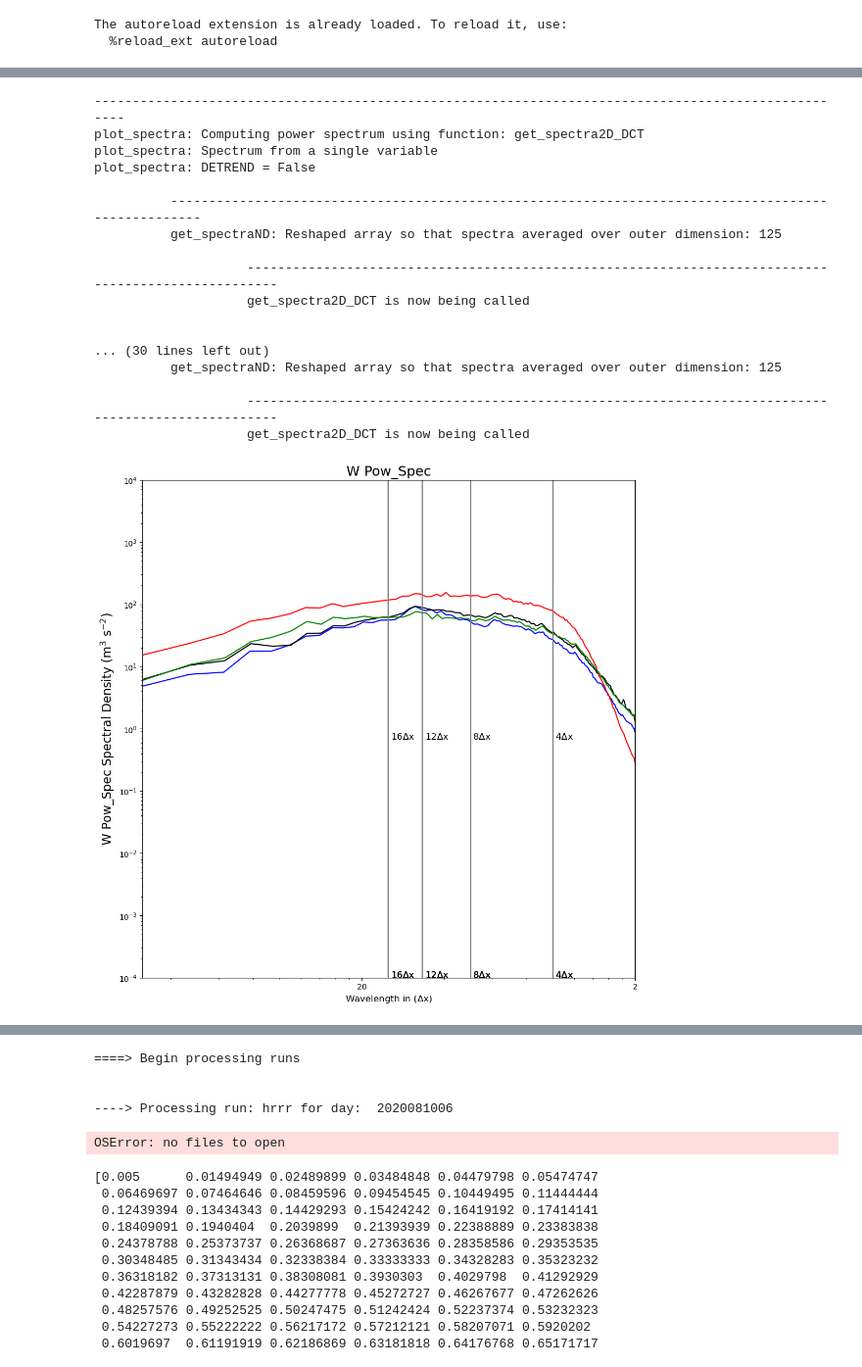
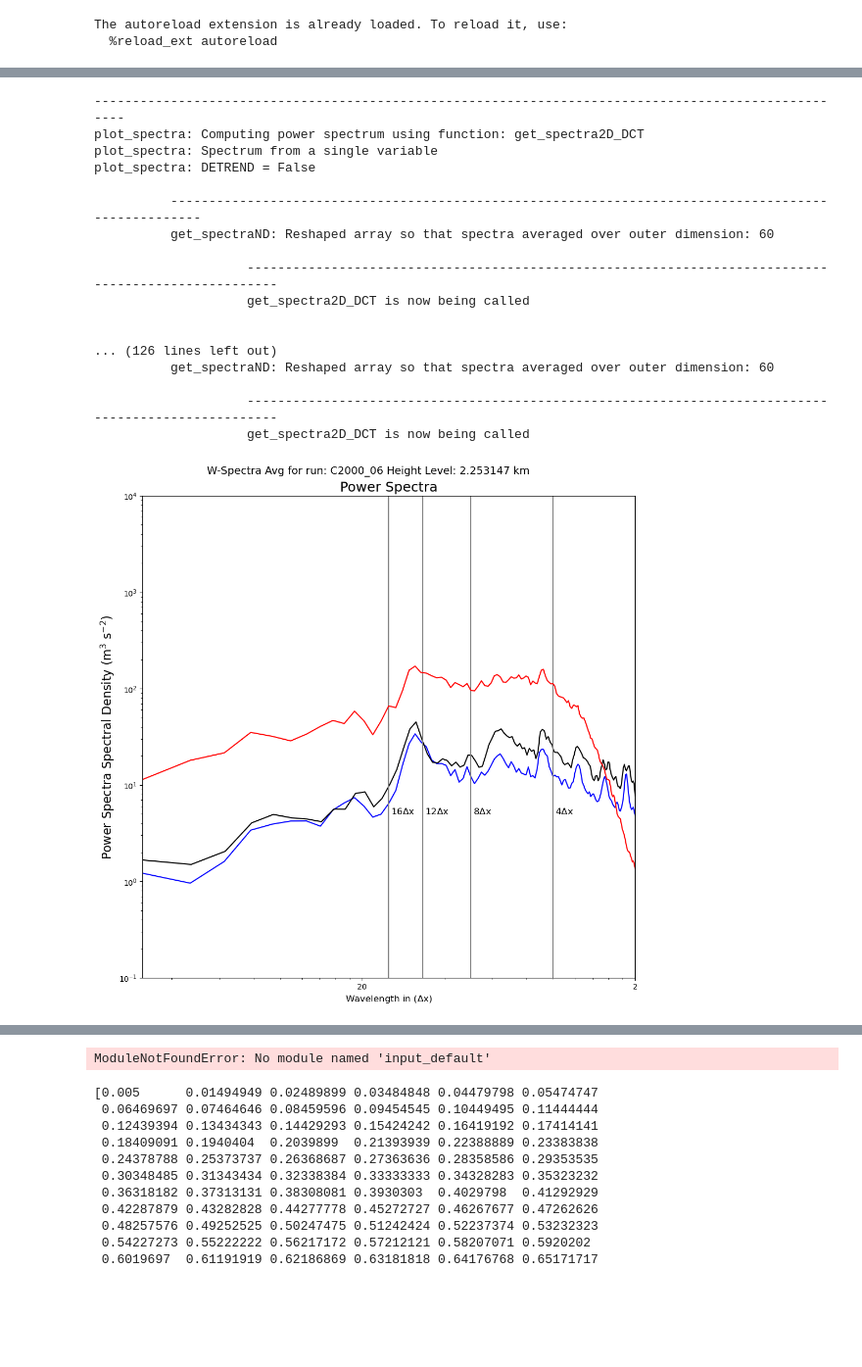
Before and after one commit to louiswicker/CAM_analysis_tools, a Jupyter notebook: ideal_cases/w_spectraIdeal.ipynb, the cells around one changed output, grey strips where cells are left out. Shown: that part at 98% size. Cells and saved outputs as stored; diff of their text form; code cells hidden in the pictures; blank space fills up the shorter version.

Commit message:
Updates for idealized spectra analysis

```diff
--- a/ideal_cases/w_spectraIdeal.ipynb
+++ b/ideal_cases/w_spectraIdeal.ipynb
@@ -37,8 +37,12 @@ The autoreload extension is already loaded. To reload it, use:
 # %%
 models = {'cm1': pickle2Obj('object_stat/cm1_squall_3km_obj.pkl',retObj=False) }
 # %%
-models['wrf'] = pickle2Obj('object_stat/wrf_squall_3km_3rd_obj.pkl', retObj=False)
+models['wrf'] = pickle2Obj('object_stat/wrf_squall_3km_obj.pkl', retObj=False)
 # %%
 models['solo'] = pickle2Obj('object_stat/solo_squall_3km_obj.pkl',retObj=False)
 # %%
-models['mpas'] = pickle2Obj('object_stat/mpas_squall_3km_prandtl_obj.pkl',retObj=False)
+#models['mpas'] = pickle2Obj('object_stat/mpas_squall_3km_obj.pkl',retObj=False)
+# %%
+for key in models:
+    for key2 in models[key]['C2000_06']:
+        print(key, key2, models[key]['C2000_06'][key2].shape)
@@ -45,6 +67,6 @@ models['mpas'] = pickle2Obj('object_stat/mpas_squall_3km_prandtl_obj.pkl',retObj
 # %%
 #-----------------------------------------------------------------
-def run_spectral_analysis(model, run, analysis_levels):
+def run_spectral_analysis(model, run, analysis_levels, var='w'):
 
     # Loop over the analy_klevels to create multiple plots
 
@@ -58,7 +80,7 @@ def run_spectral_analysis(model, run, analysis_levels):
 
         fig = plt.figure(constrained_layout=True,figsize=(10,10))
 
-        ylim    = [0.0001,1.0e4]
+        ylim    = [0.1,1.0e4]
         axis    = 0
         func    = get_spectra2D_DCT
         PSonly  = True
@@ -71,56 +93,62 @@ def run_spectral_analysis(model, run, analysis_levels):
 
         for key in models:
 
-            model_data = models[key][run]['w'][:,klevels,:,:]
+            model_data = models[key][run][var][0:12,klevels,:,:]
 
         # Convert to numpy arrays, fill in zeros, compute horizontal TKE.
 
             w = np.nan_to_num(model_data).astype('float64')
 
+            zlevel =  models[key][run]['hgt'][0,klevels[2],-1,-1]
+
         # Compute spectra...
 
             if key == 'solo':
-                plot_spectra(w, func=func, axis=axis, ax=ax, legend='', linecolor='r', PSline='-', ylim=ylim, PSonly=PSonly)
+                plot_spectra(w, func=func, ax=ax, legend='', linecolor='r', PSline='-', ylim=ylim, LineOnly=True)
 
             if key == 'cm1':
-                plot_spectra(w, func=func, axis=axis, ax=ax, legend='', linecolor='b', PSline='-', ylim=ylim, PSonly=PSonly)
+                plot_spectra(w, func=func, ax=ax, legend='', linecolor='b', PSline='-', ylim=ylim, LineOnly=True)
 
             if key == 'wrf':
-                plot_spectra(w, func=func, axis=axis, ax=ax, legend='', linecolor='k', PSline='-', ylim=ylim, PSonly=PSonly)
+                plot_spectra(w, func=func, ax=ax, linecolor='k', PSline='-', ylim=ylim,
+                             legend='WRF-2D:black/solid\nWRF-2D:black/dash\nFV3:red/solid',
+                             ptitle = 'W Pow_Spec')
 
             if key == 'mpas':
-                plot_spectra(w, func=func, axis=axis, ax=ax, linecolor='g', PSline='-', legend='WRF-2D:black/solid\nWRF-2D:black/dash\nFV3-H5:red/solid\nFV3-H6:red/dash', ptitle = 'W Pow_Spec', ylim=ylim, PSonly=PSonly)
+                plot_spectra(w, func=func, ax=ax, linecolor='g', PSline='-',
+                             legend='WRF-2D:black/solid\nWRF-2D:black/dash\nFV3:red/solid',
+                             ptitle = 'W Pow_Spec', ylim=ylim)
 
-#         plot_spectra(wrf4_w,  func=func, axis=axis, ax=[ax1], PScolor='k', PSline='--', legend='WRF-2D:black/solid\nWRF-2D:black/dash\nFV3-H5:red/solid\nFV3-H6:red/dash', ptitle = 'W Pow_Spec', ylim=ylim, PSonly=PSonly)
-
-
-#         plt.suptitle("W-Spectra Avg for Shear: %s \n Pressure Level: %d hPa" % (shear, plevels[n]/100), fontsize=20)
+        plt.suptitle("W-Spectra Avg for run: %s Height Level: %f km" % (run, zlevel/1000.), fontsize=14)
 
 #         plt.savefig("%s/spectra_%s_%s_%3.3dhPa.png" % (out_dir, 'W_ideal', shear, plevels[n]/100), bbox_inches='tight', dpi=300)
 # %%
 # Local import
 
 from spectra.py_spectra import *
 
 #print(models['wrf']["C2000_06"]['w'])
 
-ret = run_spectral_analysis(models, "C2000_18", [10])
+ret = run_spectral_analysis(models, "C2000_06", [15], var='w')
+ret = run_spectral_analysis(models, "C2000_06", [35], var='w')
+et = run_spectral_analysis(models, "C3500_18", [15], var='w')
+ret = run_spectral_analysis(models, "C3500_18", [35], var='w')
 # %% [output]
 ----------------------------------------------------------------------------------------------------
 plot_spectra: Computing power spectrum using function: get_spectra2D_DCT
 plot_spectra: Spectrum from a single variable
 plot_spectra: DETREND = False
 
           ----------------------------------------------------------------------------------------------------
-          get_spectraND: Reshaped array so that spectra averaged over outer dimension: 125
+          get_spectraND: Reshaped array so that spectra averaged over outer dimension: 60
 
                     ----------------------------------------------------------------------------------------------------
                     get_spectra2D_DCT is now being called
 
 
-... (30 lines left out)
-          get_spectraND: Reshaped array so that spectra averaged over outer dimension: 125
+... (126 lines left out)
+          get_spectraND: Reshaped array so that spectra averaged over outer dimension: 60
 
                     ----------------------------------------------------------------------------------------------------
                     get_spectra2D_DCT is now being called
-[figure, old version]
+[figure, new version]
@@ -241,11 +272,7 @@ for k in analysis_levels:
 
     plt.savefig("%s/spectra_%s_%3.3dhPa.png" % ('/work/wicker/CAM_analysis_tools', 'W_ALL', plevels[k]/100),bbox_inches='tight',dpi=300)
 # %% [output]
-====> Begin processing runs
-
-
-----> Processing run: hrrr for day:  2020081006
+ModuleNotFoundError: No module named 'input_default'
-OSError: no files to open
 # %%
 avg_grid = 0.005 + 0.985* np.linspace(0.0, 1.0, num=100, endpoint=True)
 print(avg_grid)
```
Also changed, not shown: parts of 2 cells of this notebook, 4 other files.
